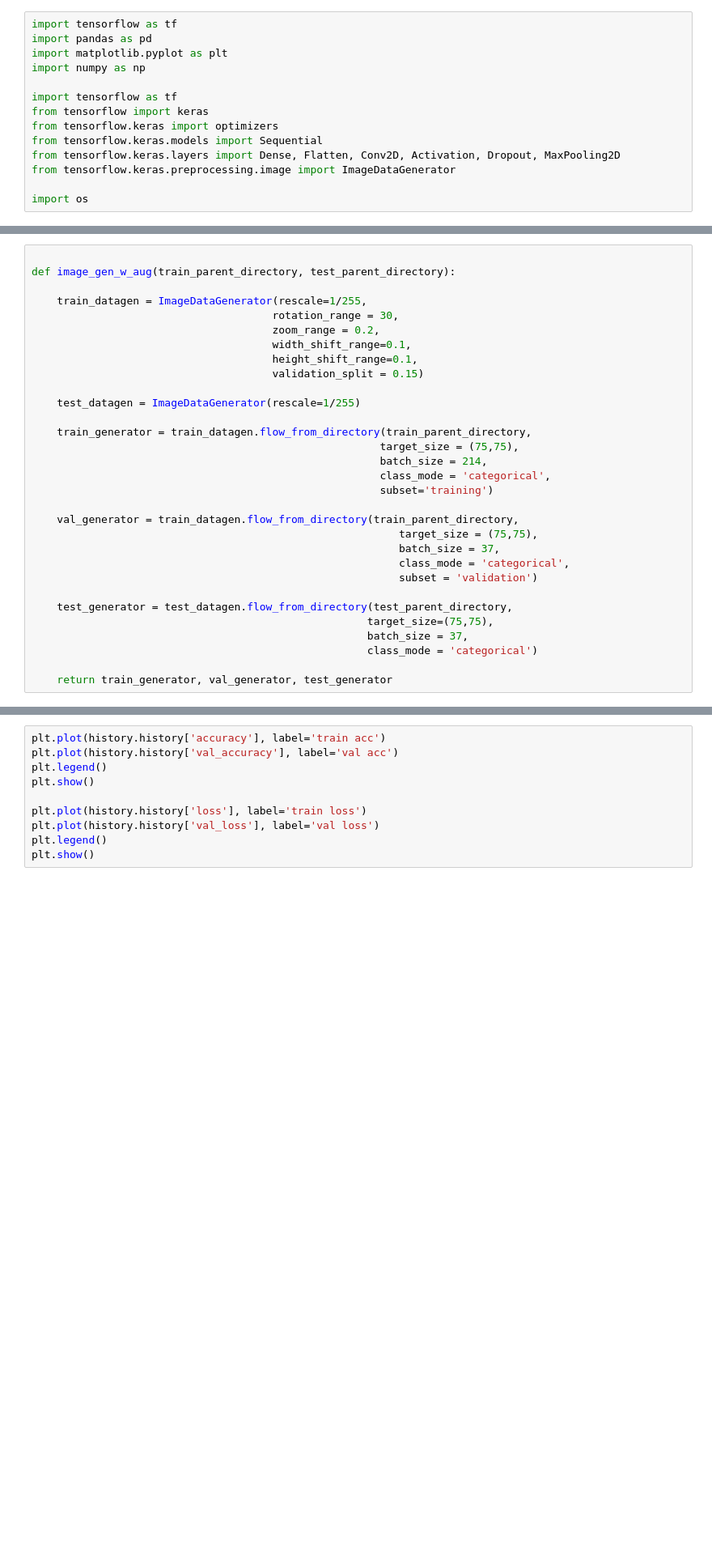
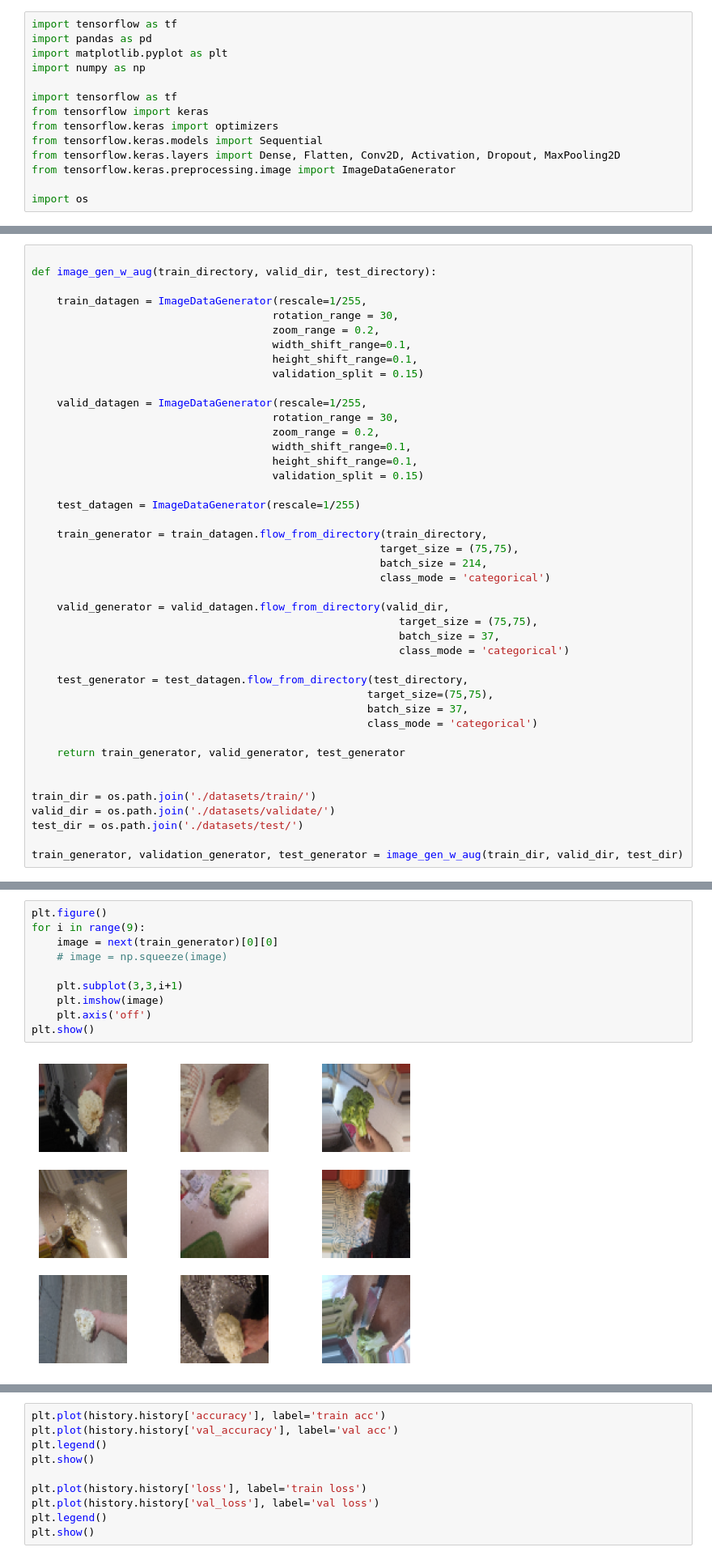
Before and after one commit to dion-choy/mlai, a Jupyter notebook: model.ipynb, the cells around one changed output, grey strips where cells are left out. Shown at 81% size. Drawn from its saved outputs; the diff is of its cells as text; blank space fills up the shorter version.

```diff
--- a/model.ipynb
+++ b/model.ipynb
@@ -15,6 +19,6 @@ import os
 # %%
 
-def image_gen_w_aug(train_parent_directory, test_parent_directory):
+def image_gen_w_aug(train_directory, valid_dir, test_directory):
 
     train_datagen = ImageDataGenerator(rescale=1/255,
                                       rotation_range = 30,
@@ -23,23 +27,35 @@ def image_gen_w_aug(train_parent_directory, test_parent_directory):
                                       height_shift_range=0.1,
                                       validation_split = 0.15)
 
+    valid_datagen = ImageDataGenerator(rescale=1/255,
+                                      rotation_range = 30,
+                                      zoom_range = 0.2,
+                                      width_shift_range=0.1,
+                                      height_shift_range=0.1,
+                                      validation_split = 0.15)
+
     test_datagen = ImageDataGenerator(rescale=1/255)
 
-    train_generator = train_datagen.flow_from_directory(train_parent_directory,
+    train_generator = train_datagen.flow_from_directory(train_directory,
                                                        target_size = (75,75),
                                                        batch_size = 214,
-                                                       class_mode = 'categorical',
-                                                       subset='training')
+                                                       class_mode = 'categorical')
 
-    val_generator = train_datagen.flow_from_directory(train_parent_directory,
+    valid_generator = valid_datagen.flow_from_directory(valid_dir,
                                                           target_size = (75,75),
                                                           batch_size = 37,
-                                                          class_mode = 'categorical',
-                                                          subset = 'validation')
+                                                          class_mode = 'categorical')
 
-    test_generator = test_datagen.flow_from_directory(test_parent_directory,
+    test_generator = test_datagen.flow_from_directory(test_directory,
                                                      target_size=(75,75),
                                                      batch_size = 37,
                                                      class_mode = 'categorical')
 
-    return train_generator, val_generator, test_generator
+    return train_generator, valid_generator, test_generator
+
+
+train_dir = os.path.join('./datasets/train/')
+valid_dir = os.path.join('./datasets/validate/')
+test_dir = os.path.join('./datasets/test/')
+
+train_generator, validation_generator, test_generator = image_gen_w_aug(train_dir, valid_dir, test_dir)
@@ -46,3 +66,15 @@ def image_gen_w_aug(train_parent_directory, test_parent_directory):
+# %%
+plt.figure()
+for i in range(9):
+    image = next(train_generator)[0][0]
+    # image = np.squeeze(image)
+
+    plt.subplot(3,3,i+1)
+    plt.imshow(image)
+    plt.axis('off')
+plt.show()
+# %% [output]
+[figure, added]
 # %%
 
 num_classes = 3
```
Also changed, not shown: parts of 4 cells of this notebook.
